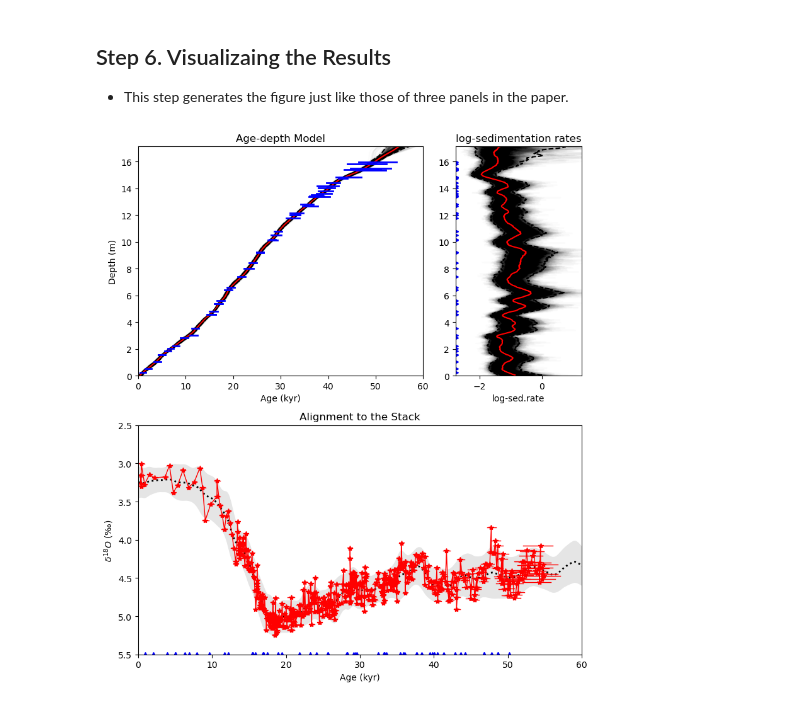
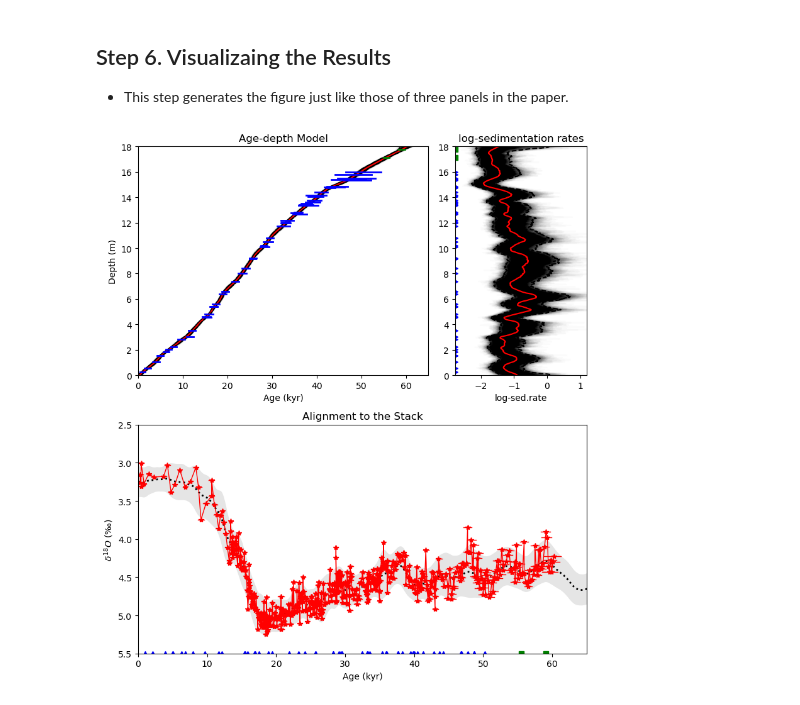
Before and after one commit to eilion/CIR_Process_Aligner, a Jupyter notebook: main.ipynb, the cells around one changed output. Cells and saved outputs as stored; diff of their text form; code cells hidden in the pictures.

```diff
--- a/main.ipynb
+++ b/main.ipynb
@@ -139,16 +157,16 @@ CIR_aligner.saveResults(output_folder_path)
 # %%
 # Specify the range of age-depth model plot and alignment-to-stack plot.
 age_min = 0
-age_max = 60
+age_max = 65
 
 
 # If you want to run this code separately, please specify the following accordingly. If you do not use d18O, then let path_to_d18O_stack = ''.
-output_folder_path = 'Outputs/MD95-2042'
+output_folder_path = 'Outputs/EXAMPLE'
 path_to_d18O_stack = 'Stacks/DNEA.csv'
 
 
 # Optional: you can compare the sampled age-depth models with pointwise age estimates from 14C only by specifying its path as below. If you do not have one, then let path_to_individual_14C = ''.
-path_to_individual_14C = 'C14_individual/MD95-2042.csv'
+path_to_individual_14C = 'C14_individual/EXAMPLE.csv'
 
 
 # You can modify the below code according to your purpose:
@@ -282,31 +300,31 @@ if path_to_d18O_stack.strip() != '':
     YY = (d18O.d18O-shift_d18O)/scale_d18O
 
     AGE_lower = np.quantile(AGE, 0.025, axis=1)
     AGE_median = np.quantile(AGE, 0.5, axis=1)
     AGE_upper = np.quantile(AGE, 0.975, axis=1)
 
     for n in range(len(d18O.depth)):
         ax3.plot([d18O.age_ci95_lower[n], d18O.age_ci95_upper[n]], [YY[n], YY[n]], color="r", linewidth=1)
 
     order = np.argsort(d18O.age_median)
     ax3.plot(d18O.age_median[order], YY[order], "-*r", linewidth=1)
 
     if path_to_individual_14C.strip() != '':
         ax3.plot(C14_INDIV.age_median, 5.5*np.ones(len(C14_INDIV.age_median)), "^b", linewidth=1)
 
     if Path(output_folder_path+'/ETC_summary.csv').exists():
         ax3.plot(ETC_INDIV.age_median, 5.5*np.ones(len(ETC_INDIV.age_median)), linestyle="None", marker="s", color="g", linewidth=1)
 
     ax3.set_xlim([age_min, age_max])
     ax3.set_ylim([2.5, 5.5])
     ax3.invert_yaxis()
     ax3.set_xlabel("Age (kyr)", fontsize=10)
     ax3.set_ylabel(r'$\delta^{18}O$ (‰)', fontsize=10)
 
 plt.tight_layout()
 
 plt.savefig(output_folder_path+'/figure.png', bbox_inches='tight')
 
 plt.show()
 # %% [output]
-[figure, old version]
+[figure, new version]
```
Also changed, not shown: parts of 3 cells of this notebook, 2 other files.
